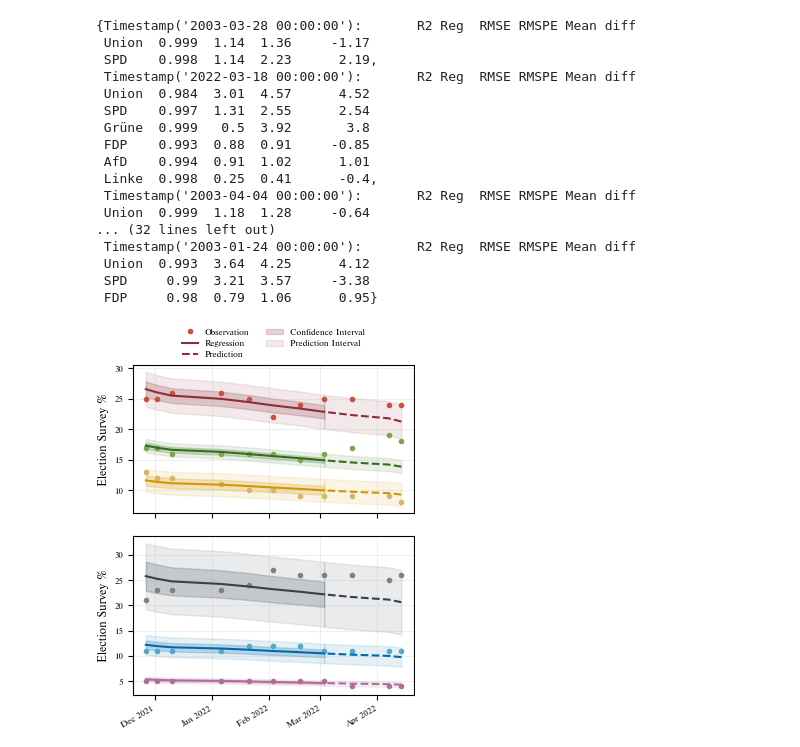
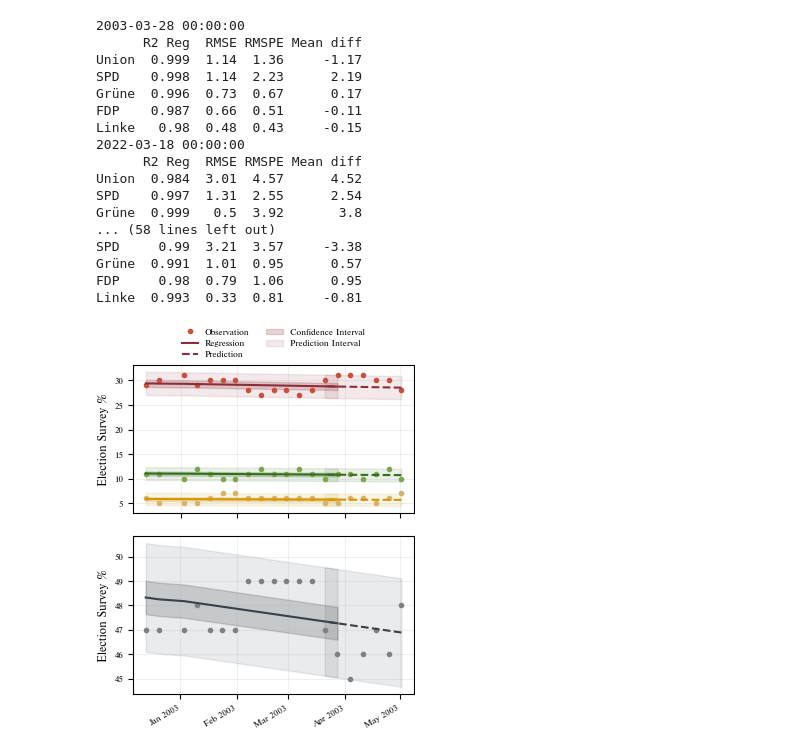
Before and after one commit to schokoblume/Data-Literacy, a Jupyter notebook: Analysis/LinearRegressionPrediction.ipynb, the cells around one changed output. Drawn from its saved outputs; the diff is of its cells as text; code cells hidden in the pictures.

```diff
--- a/Analysis/LinearRegressionPrediction.ipynb
+++ b/Analysis/LinearRegressionPrediction.ipynb
@@ -28,7 +28,6 @@ time_before = 16*7
 # filter data: get highest article values, long time before, short time after
 dates_max = df.sort_values('standardized_war_articles').nlargest(10, 'standardized_war_articles')
 results = {}
-removed = pd.DataFrame(columns=["no effect"], index=["Union", "SPD", "Grüne", "FDP", "AfD", "Linke"])
 plot_parties = ["Union", "SPD", "Grüne"]
 for party in ["Union", "SPD", "Grüne", "FDP", "AfD", "Linke"]:
     removed.loc[party, "no effect"] = 0
@@ -41,6 +40,9 @@ for date in dates_max['date']:
     regression_df = total_df[total_df["date"] < date]
     pred_df = total_df[total_df["date"] >= date]
     for party in ["Union", "SPD", "Grüne", "FDP", "AfD", "Linke"]:
+        total_df = df[(df["date"] <= date_after) & (df["date"] >= date_before)]
+        regression_df = total_df[total_df["date"] < date]
+        pred_df = total_df[total_df["date"] >= date]
         regression_df = regression_df[(~regression_df[party].isna())]
         pred_df = pred_df[(~pred_df[party].isna())]
         if regression_df.empty or pred_df.empty:
@@ -59,15 +61,11 @@ for date in dates_max['date']:
         Y_pred = pred_df[party]
         y_pred = model.predict(X_pred)
         mse_pred = rmse(Y_pred, y_pred)
-        # only take obs with effect, count otherwise
-        if mse_pred > mse_reg:
-            df_res.loc[party, "RMSE"] = round(mse_reg, 2)
-            df_res.loc[party, "RMSPE"] = round(mse_pred, 2)
-            df_res.loc[party, "R2 Reg"] = round(r2_reg, 3)
-            # calculate difference
-            real_values = pred_df[party]
-            diff = real_values - y_pred
-            mean_diff = np.mean(diff)
-            df_res.loc[party, "Mean diff"] = round(mean_diff, 2)
-        else:
-            removed.loc[party, "no effect"] += 1
+        df_res.loc[party, "RMSE"] = round(mse_reg, 2)
+        df_res.loc[party, "RMSPE"] = round(mse_pred, 2)
+        df_res.loc[party, "R2 Reg"] = round(r2_reg, 3)
+        # calculate difference
+        real_values = pred_df[party]
+        diff = real_values - y_pred
+        mean_diff = np.mean(diff)
+        df_res.loc[party, "Mean diff"] = round(mean_diff, 2)
@@ -84,23 +79,25 @@ removed
 # %%
-results
+for date in dates_max['date']:
+    print(date)
+    print(results[date])
 # %% [output]
-{Timestamp('2003-03-28 00:00:00'):       R2 Reg  RMSE RMSPE Mean diff
- Union  0.999  1.14  1.36     -1.17
- SPD    0.998  1.14  2.23      2.19,
- Timestamp('2022-03-18 00:00:00'):       R2 Reg  RMSE RMSPE Mean diff
- Union  0.984  3.01  4.57      4.52
- SPD    0.997  1.31  2.55      2.54
- Grüne  0.999   0.5  3.92       3.8
- FDP    0.993  0.88  0.91     -0.85
- AfD    0.994  0.91  1.02      1.01
- Linke  0.998  0.25  0.41      -0.4,
- Timestamp('2003-04-04 00:00:00'):       R2 Reg  RMSE RMSPE Mean diff
- Union  0.999  1.18  1.28     -0.64
-... (32 lines left out)
- Timestamp('2003-01-24 00:00:00'):       R2 Reg  RMSE RMSPE Mean diff
- Union  0.993  3.64  4.25      4.12
- SPD     0.99  3.21  3.57     -3.38
- FDP     0.98  0.79  1.06      0.95}
+2003-03-28 00:00:00
+      R2 Reg  RMSE RMSPE Mean diff
+Union  0.999  1.14  1.36     -1.17
+SPD    0.998  1.14  2.23      2.19
+Grüne  0.996  0.73  0.67      0.17
+FDP    0.987  0.66  0.51     -0.11
+Linke   0.98  0.48  0.43     -0.15
+2022-03-18 00:00:00
+      R2 Reg  RMSE RMSPE Mean diff
+Union  0.984  3.01  4.57      4.52
+SPD    0.997  1.31  2.55      2.54
+Grüne  0.999   0.5  3.92       3.8
+... (58 lines left out)
+SPD     0.99  3.21  3.57     -3.38
+Grüne  0.991  1.01  0.95      0.57
+FDP     0.98  0.79  1.06      0.95
+Linke  0.993  0.33  0.81     -0.81
 # %%
 # write tex file+
 iraq = 0
@@ -134,7 +131,7 @@ def ols_quantile(m, X, q):
   return frame.obs_ci_lower
 # %%
 # plot
-date = dates_max.iloc[1]['date']
+date = dates_max.iloc[2]['date']
 colors = {
     "Union": 'gray',
     "SPD": rgb.tue_ocre,
@@ -183,37 +180,37 @@ for party in ["SPD", "Grüne", 'FDP']:
     Y_pred = pred_df[party]
     y_pred = model.predict(X_pred)
 
     ax1.plot(total_df['date'], total_df[party], color=colors[party], marker='.', linestyle='', label=f'{party} - Obervation')
     ax1.plot(regression_df['date'], y_reg, color = colors_reg[party], label=f'{party} - Regressionline')
     ax1.plot(pred_df['date'], y_pred, linestyle = '--', color = colors_reg[party], label=f'{party} - Predictionline')
 
 
     # confidence interval
     pred = model.get_prediction(X).summary_frame()
     ax1.fill_between(regression_df['date'], pred['mean_ci_lower'], pred['mean_ci_upper'], color=colors_reg[party], alpha=0.2, label = f'{party} - Confidence Interval')
 
     # prediction interval
     upper = ols_quantile(model, X_pred, 0.95)
     lower = ols_quantile(model, X_pred, 0.05)
     ax1.fill_between(pred_df['date'], upper, lower, color=colors_reg[party], alpha=0.1, label = f'{party} - Prediction Interval')
 
     # prediction interval
     upper = ols_quantile(model, X, 0.95)
     lower = ols_quantile(model, X, 0.05)
     ax1.fill_between(regression_df['date'], upper, lower, color=colors_reg[party], alpha=0.1)
 
     if party == "SPD":
         legend_labels.extend(['Observation', 'Regression', 'Prediction', 'Confidence Interval', 'Prediction Interval'])  # Add labels for "Union" party, confidence, and prediction intervals
 
 
 plt.legend(legend_labels, bbox_to_anchor=(0.85, 1.3), ncol=2, frameon=False)
 plt.savefig('Linear Regression_regierung' + '.pdf', format='pdf')
 plt.show()
 # %% [output]
-[figure, old version]
+[figure, new version]
 # %%
 # plot
-date = dates_max.iloc[1]['date']
+date = dates_max.iloc[2]['date']
 colors = {
     "Union": 'gray',
     "SPD": rgb.tue_ocre,
@@ -295,4 +292,4 @@ plt.gcf().autofmt_xdate()
 plt.savefig('Linear Regression_Opposition' + '.pdf', format='pdf')
 plt.show()
 # %% [output]
-[figure, old version]
+[figure, new version]
```
Also changed, not shown: parts of 2 cells of this notebook.
